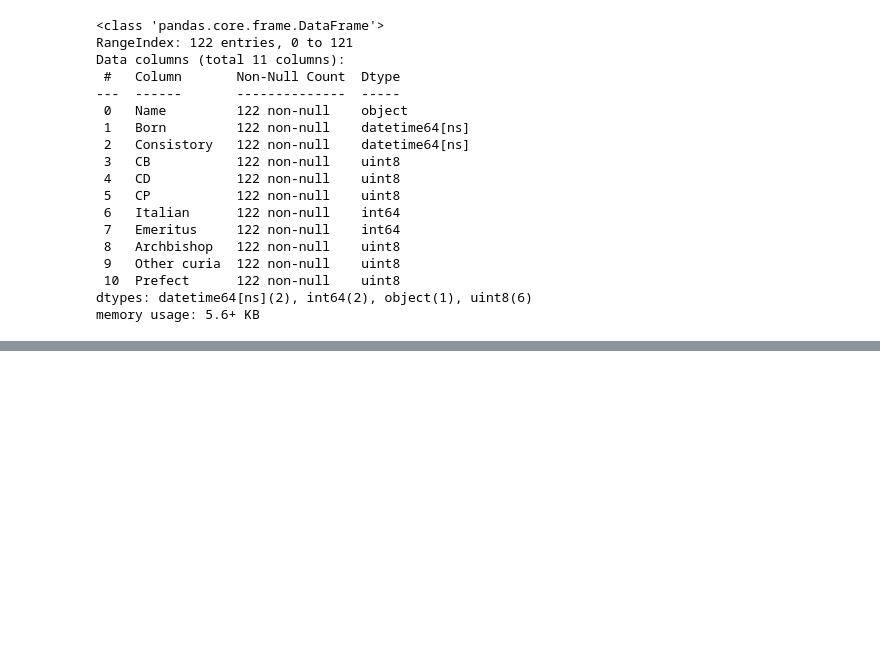
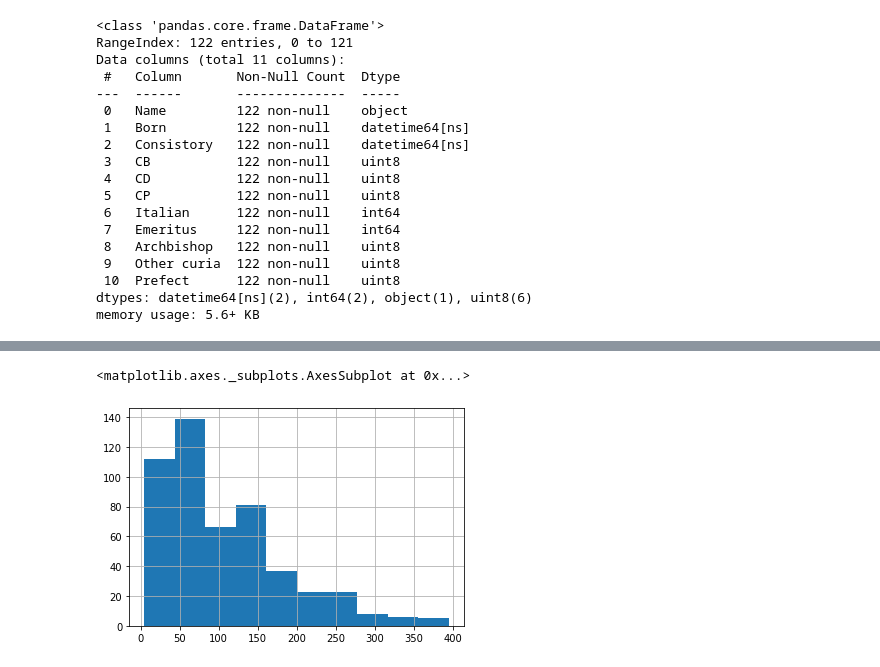
Before and after one commit to kozlowski-j/conclave_predict, a Jupyter notebook: 2. EDA.ipynb, the cells around one changed output, grey strips where cells are left out. Drawn from its saved outputs; the diff is of its cells as text; code cells hidden in the pictures; blank space fills up the shorter version.

```diff
--- a/2. EDA.ipynb
+++ b/2. EDA.ipynb
@@ -100,0 +129,5 @@ memory usage: 5.6+ KB
+# %%
+df['Card_seniority'].hist()
+# %% [output]
+<matplotlib.axes._subplots.AxesSubplot at 0x...>
+[figure, added]
```
Also changed, not shown: parts of 8 cells of this notebook, 2 other files.
